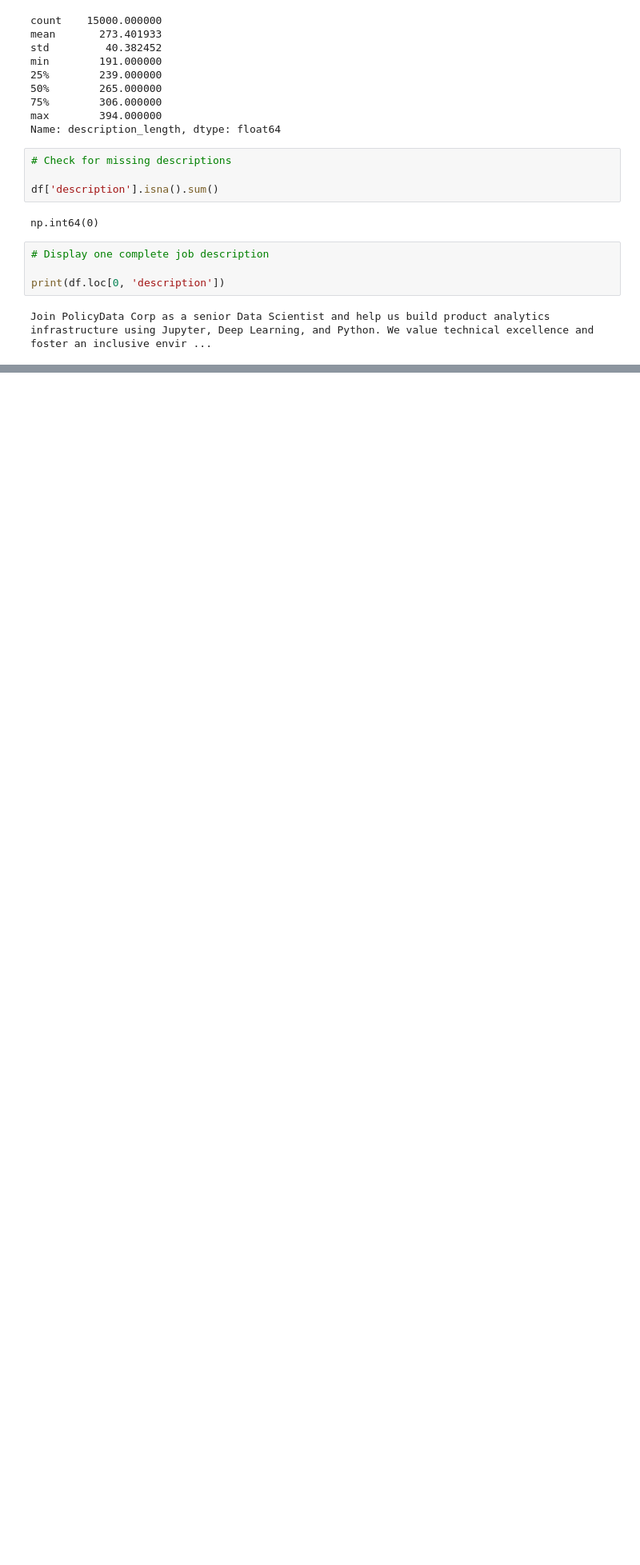
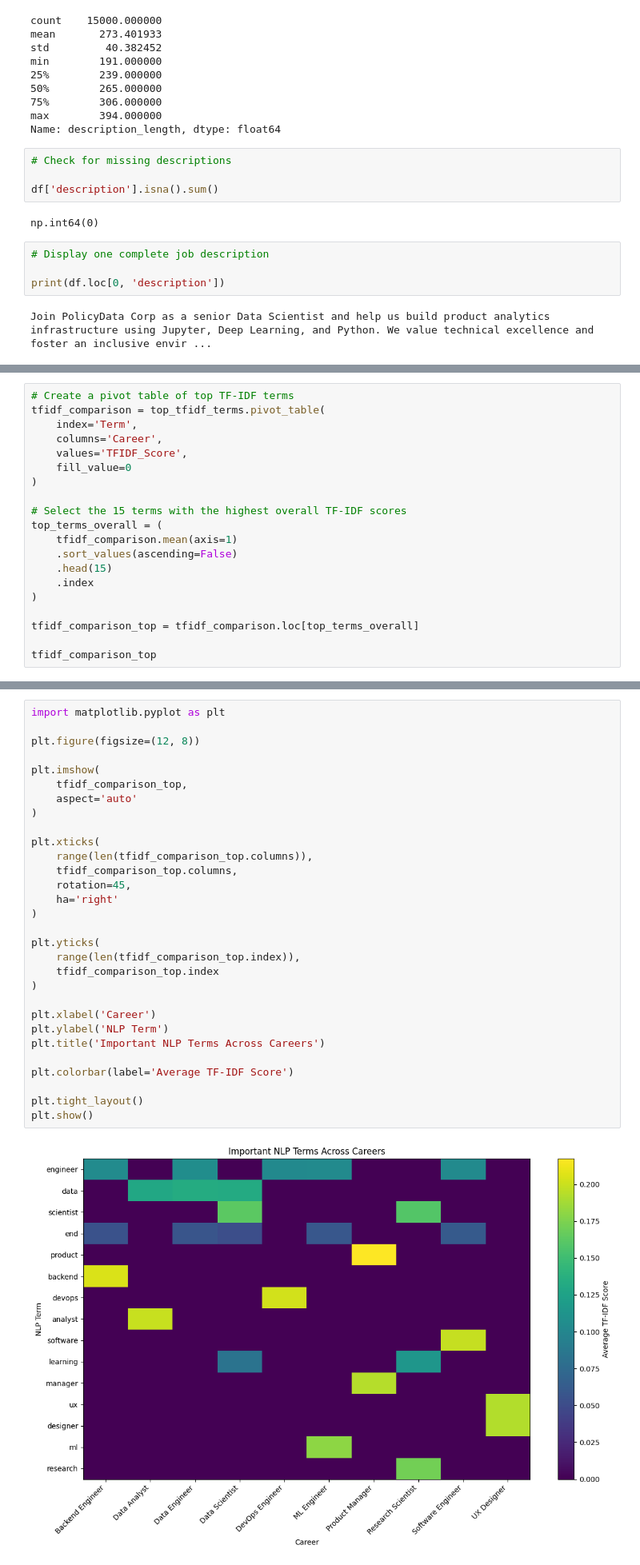
Before and after one commit to PHGNKavindya/Job_Market_Career_Recommendation, a Jupyter notebook: notebook/02_Skill_Analysis_NLP.ipynb, the cells around one changed output, grey strips where cells are left out. Shown at 80% size. Saved outputs shown, nothing was run; the diff lists cells and outputs as text; blank space fills up the shorter version.

```diff
--- a/notebook/02_Skill_Analysis_NLP.ipynb
+++ b/notebook/02_Skill_Analysis_NLP.ipynb
@@ -766,0 +1127,20 @@ Join PolicyData Corp as a senior Data Scientist and help us build product analyt
+# %%
+# Create a pivot table of top TF-IDF terms
+tfidf_comparison = top_tfidf_terms.pivot_table(
+    index='Term',
+    columns='Career',
+    values='TFIDF_Score',
+    fill_value=0
+)
+
+# Select the 15 terms with the highest overall TF-IDF scores
+top_terms_overall = (
+    tfidf_comparison.mean(axis=1)
+    .sort_values(ascending=False)
+    .head(15)
+    .index
+)
+
+tfidf_comparison_top = tfidf_comparison.loc[top_terms_overall]
+
+tfidf_comparison_top
@@ -766,0 +1165,32 @@ Join PolicyData Corp as a senior Data Scientist and help us build product analyt
+# %%
+import matplotlib.pyplot as plt
+
+plt.figure(figsize=(12, 8))
+
+plt.imshow(
+    tfidf_comparison_top,
+    aspect='auto'
+)
+
+plt.xticks(
+    range(len(tfidf_comparison_top.columns)),
+    tfidf_comparison_top.columns,
+    rotation=45,
+    ha='right'
+)
+
+plt.yticks(
+    range(len(tfidf_comparison_top.index)),
+    tfidf_comparison_top.index
+)
+
+plt.xlabel('Career')
+plt.ylabel('NLP Term')
+plt.title('Important NLP Terms Across Careers')
+
+plt.colorbar(label='Average TF-IDF Score')
+
+plt.tight_layout()
+plt.show()
+# %% [output]
+[figure, added]
```
Also changed, not shown: parts of 110 cells of this notebook, 6 other files.
